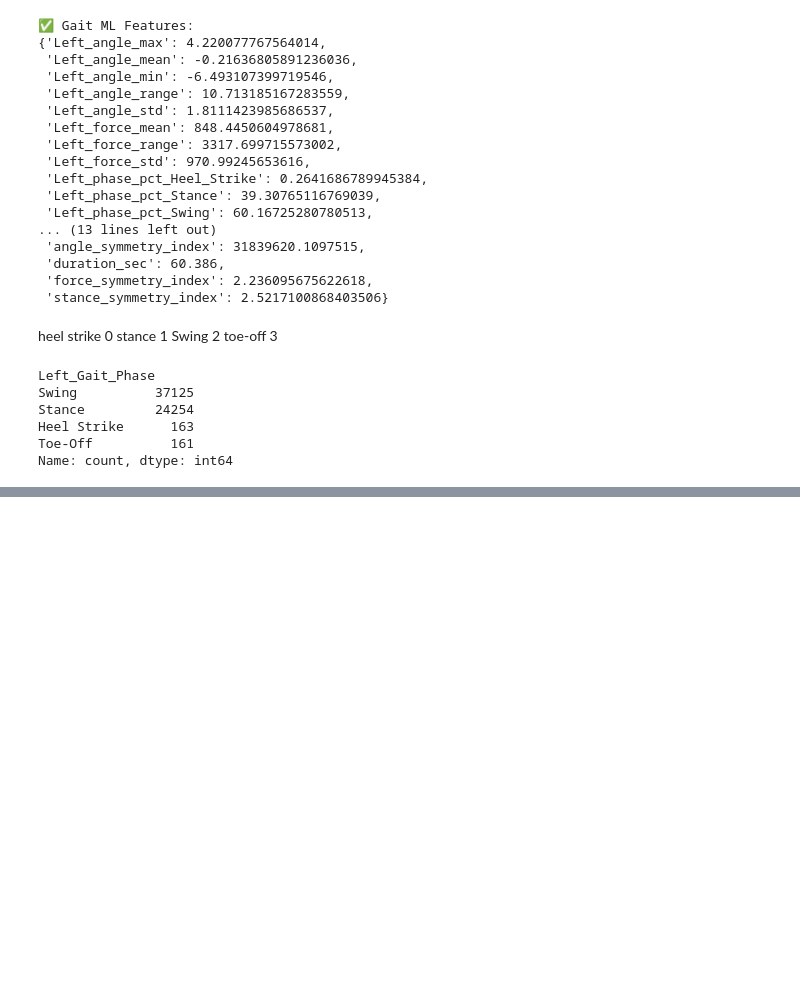
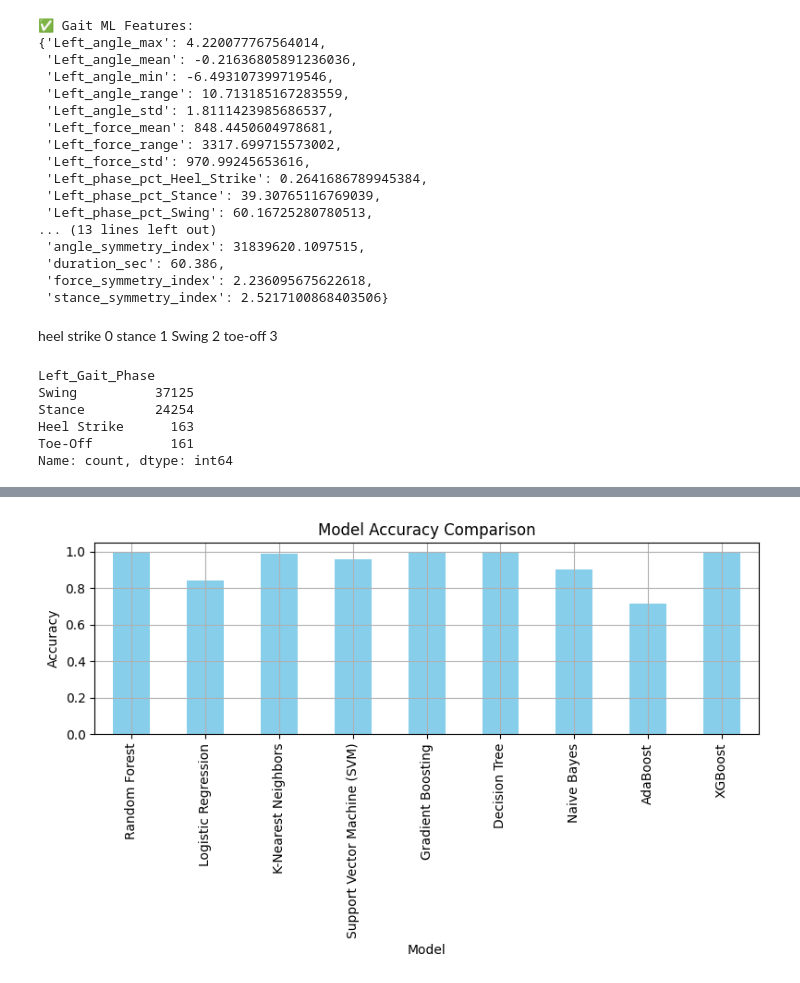
Before and after one commit to manoj1749/gait-research, a Jupyter notebook: classify.ipynb, the cells around one changed output, grey strips where cells are left out. Drawn from its saved outputs; the diff is of its cells as text; code cells hidden in the pictures; blank space fills up the shorter version.

```diff
--- a/classify.ipynb
+++ b/classify.ipynb
@@ -299,0 +383,9 @@ weighted avg       0.99      0.99      0.99     12341
+# %%
+results_df.set_index("Model")[["Accuracy"]].plot(kind="bar", color="skyblue", legend=False, figsize=(8, 5))
+plt.title("Model Accuracy Comparison")
+plt.ylabel("Accuracy")
+plt.grid(True)
+plt.tight_layout()
+plt.show()
+# %% [output]
+[figure, added]
```
Also changed, not shown: parts of 12 cells of this notebook.
